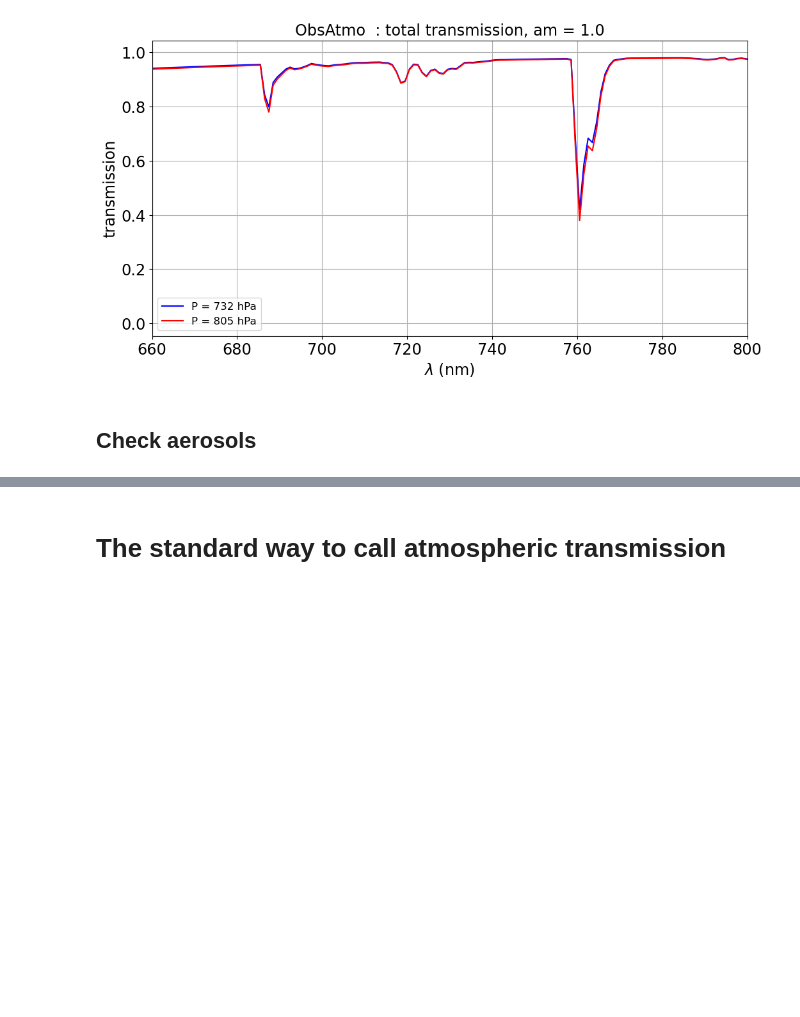
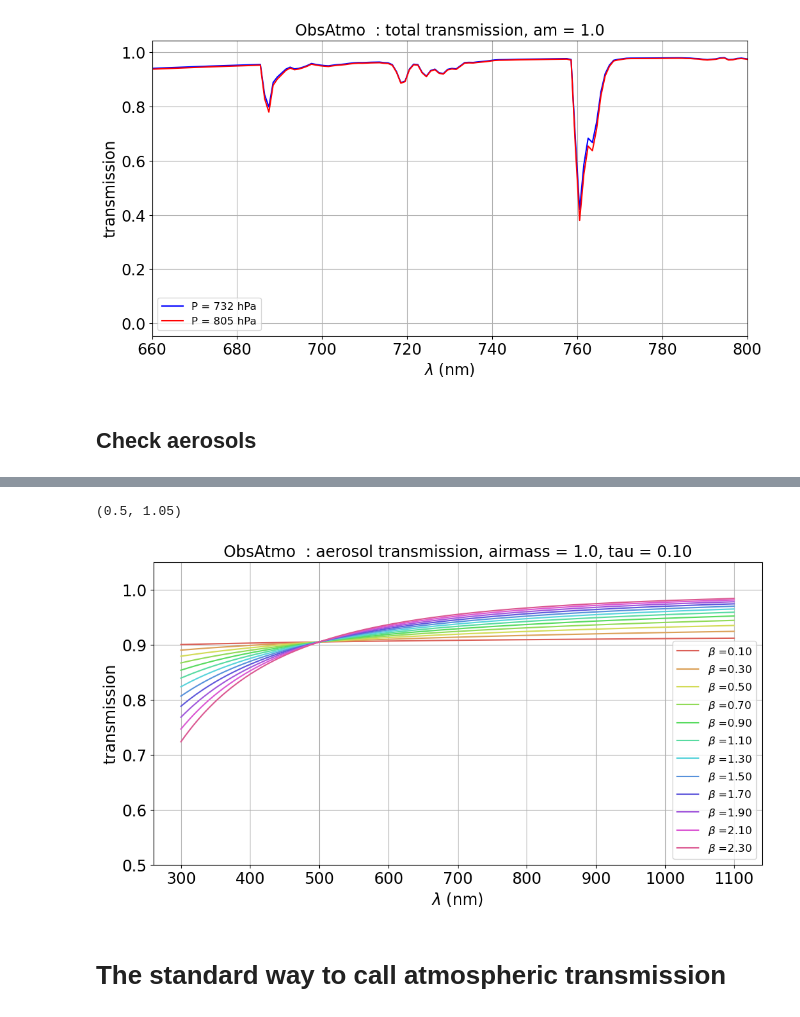
Before and after one commit to LSSTDESC/getObsAtmo, a Jupyter notebook: docs/notebooks/intro_notebook.ipynb, the cells around one changed output, grey strips where cells are left out. Saved outputs shown, nothing was run; the diff lists cells and outputs as text; code cells hidden in the pictures; blank space fills up the shorter version.

```diff
--- a/docs/notebooks/intro_notebook.ipynb
+++ b/docs/notebooks/intro_notebook.ipynb
@@ -289,3 +323,21 @@ ax.legend()
+# %%
+fig, ax = plt.subplots()
+for index,beta in enumerate(all_betas):
+    transm = emul1.GetAerosolsTransparencies(WL,am,tau,beta)
+    label = r"$\beta$ =" + f"{beta:.2f}"
+    ax.plot(WL,transm,color=hls_colors[index],label=label)
+title = f"ObsAtmo  : aerosol transmission, airmass = {am:.1f}, tau = {tau:.2f}"
+ax.set_title(title)
+ax.set_xlabel("$\lambda$ (nm)")
+ax.set_ylabel("transmission")
+# place a text box in upper left in axes coords
+#ax.text(0.5, 0.05, textboxstr, transform=ax.transAxes, fontsize=14,verticalalignment='bottom', bbox=textboxprops)
+ax.grid()
+ax.legend()
+ax.set_ylim(0.5,1.05)
+# %% [output]
+(0.5, 1.05)
+[figure, added]
 # %% [markdown]
 # The standard way to call atmospheric transmission
 # %%
```
Also changed, not shown: parts of 5 cells of this notebook, 18 other files.
